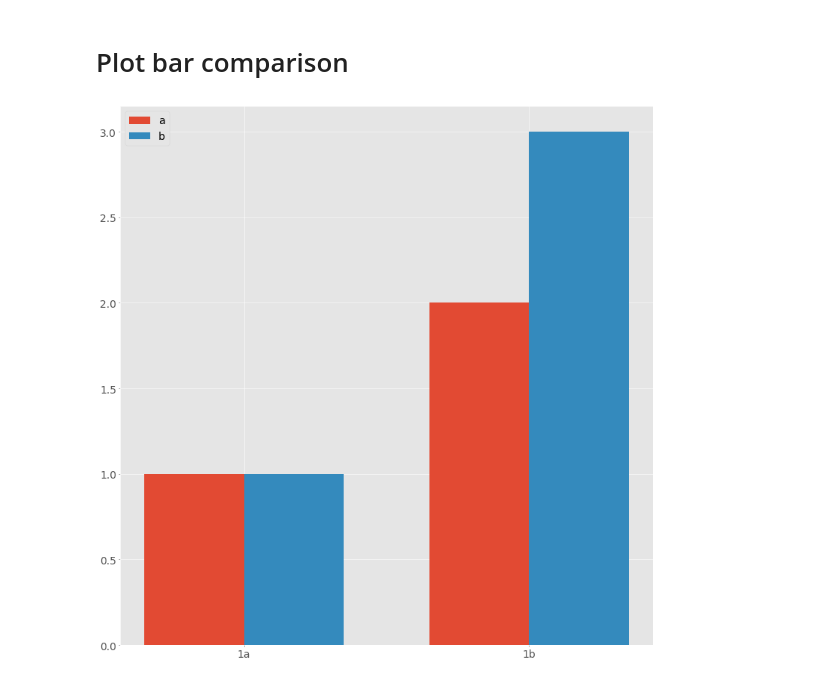
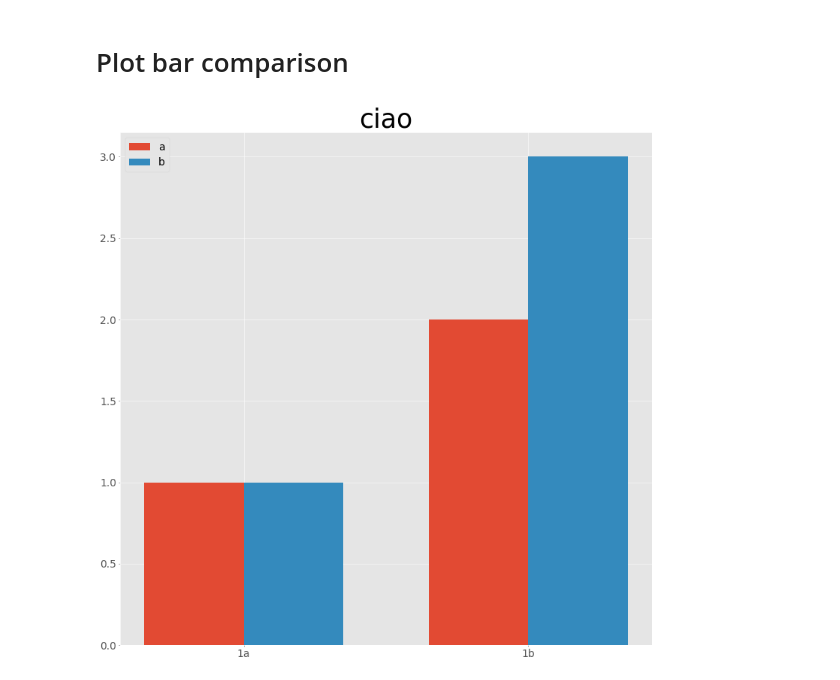
Before and after one commit to lucmos/wraplot, a Jupyter notebook: wraplot/sample_visualizations.ipynb, the cells around one changed output. Saved outputs shown, nothing was run; the diff lists cells and outputs as text; code cells hidden in the pictures.

```diff
--- a/wraplot/sample_visualizations.ipynb
+++ b/wraplot/sample_visualizations.ipynb
@@ -41,12 +41,15 @@ cloudplotter(PlotCloud2D.Object(points=points))
 # %%
 barplotter = PlotCoupledBarsComparison()
 o = barplotter.Object(
     bar1_values=[1, 2],
     bar2_values=[1, 3],
     label1 = 'a',
     label2 = 'b',
-    xticklabels=['1a', '1b']
+    xticklabels=['1a', '1b'],
+
+    title='ciao',
+    titlesize=50
 )
 barplotter(o)
 # %% [output]
-[figure, old version]
+[figure, new version]
```
Also changed, not shown: 1 other file.
